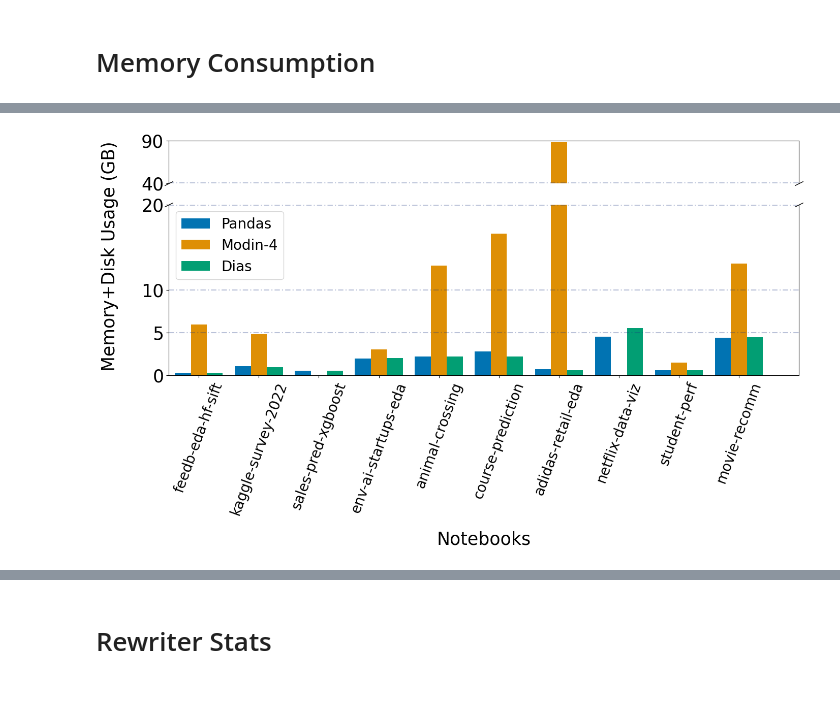
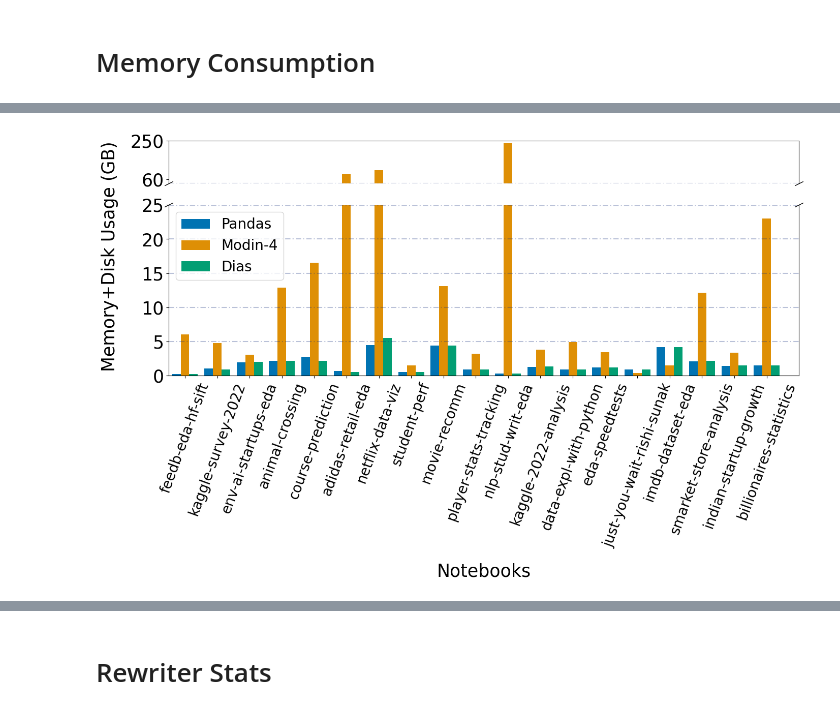
Before and after one commit to ADAPT-uiuc/dias-benchmarks, a Jupyter notebook: stats/stats.ipynb, the cells around one changed output, grey strips where cells are left out. Drawn from its saved outputs; the diff is of its cells as text; code cells hidden in the pictures.

```diff
--- a/stats/stats.ipynb
+++ b/stats/stats.ipynb
@@ -15,6 +15,8 @@ sns.set_palette("colorblind")
 pwd = "."
 figs_dir = "./figs"
 !mkdir -p figs
+# %%
+APPENDIX_RESUTLS = True
 # %%
 nbs = [
   "lextoumbourou/feedback3-eda-hf-custom-trainer-sift",
@@ -490,14 +522,14 @@ _mod_base_whole = get_whole_mean(base_less_repl)
 _mod_rewr_whole = get_whole_mean(rewr_less_repl)
 _mod_mod12_whole = get_whole_mean(modin_12)
 _mod_mod8_whole = get_whole_mean(modin_8)
-# _mod_mod4_whole = get_whole_mean(modin_4)
+_mod_mod4_whole = get_whole_mean(modin_4)
 # %%
 _mod_gmean_rewr_whole_speedup = _mod_base_whole / _mod_rewr_whole
 _mod_gmean_mod12_whole_speedup = _mod_base_whole / _mod_mod12_whole
 _mod_gmean_mod8_whole_speedup = _mod_base_whole / _mod_mod8_whole
-# _mod_gmean_mod4_whole_speedup = _mod_base_whole / _mod_mod4_whole
+_mod_gmean_mod4_whole_speedup = _mod_base_whole / _mod_mod4_whole
 whole_nb_df = pd.DataFrame({'Dias': _mod_gmean_rewr_whole_speedup,
-#                             'Modin-4': _mod_gmean_mod4_whole_speedup,
+                            'Modin-4': _mod_gmean_mod4_whole_speedup,
                             'Modin-8': _mod_gmean_mod8_whole_speedup,
                             'Modin-12': _mod_gmean_mod12_whole_speedup
                             })
@@ -594,3 +638,6 @@ mean_mem_df_names
+# %%
+# Drop this row because we were not able to obtain memory measurements (the memory measurement is 0)
+mean_mem_df_names = mean_mem_df_names.drop('sales-pred-xgboost')
 # %%
 import matplotlib.gridspec as gridspec
 
@@ -623,40 +670,51 @@ mean_mem_df_names.plot(kind='bar', width=bar_width, ax=ax2, legend=True)
 ax2.legend(fontsize=20)
 ax2.set_xlim(*xlim)
 ax2.set_ylim(*ylim[2])
 ax2.set_xlabel('Notebooks', labelpad=20, fontsize=25)
 ax2.set_ylabel('Memory+Disk Usage (GB)', fontsize=25)
 # ax2.grid(color='lightgrey')
 ax2.yaxis.set_label_coords(-0.08, 0.7)
 
 ax2.xaxis.set_tick_params(labelsize=20, rotation=70)
 
 ax1.yaxis.set_tick_params(labelsize=25)
 ax2.yaxis.set_tick_params(labelsize=25)
 # ax2.yaxis.offsetText.set_visible(False)
 # ax2.yaxis.get_major_ticks()[0].label1.set_visible(False)
 # ax2.ticklabel_format(axis='y', style='sci', scilimits=(6, 6))
 
 ax1.spines['bottom'].set_visible(False)
 ax2.spines['top'].set_visible(False)
 ax1.set_xticks([])
 
-ax1.set_yticks([40, 90])
-ax2.set_yticks([0, 5, 10, 20])
+if APPENDIX_RESUTLS:
+  ax1.set_yticks([60, 250])
+  ax2.set_yticks([0, 5, 10, 15, 20, 25])
 
-ax1.axhline(40+0.1, color=(0.1, 0.2, 0.5, 0.3), dashes=(5, 2, 1, 2))
-ax2.axhline(20 - 0.1, color=(0.1, 0.2, 0.5, 0.3), dashes=(5, 2, 1, 2))
-ax2.axhline(10, color=(0.1, 0.2, 0.5, 0.3), dashes=(5, 2, 1, 2))
-ax2.axhline(5, color=(0.1, 0.2, 0.5, 0.3), dashes=(5, 2, 1, 2))
+  ax1.axhline(40+0.1, color=(0.1, 0.2, 0.5, 0.3), dashes=(5, 2, 1, 2))
+  ax2.axhline(25 - 0.1, color=(0.1, 0.2, 0.5, 0.3), dashes=(5, 2, 1, 2))
+  ax2.axhline(20, color=(0.1, 0.2, 0.5, 0.3), dashes=(5, 2, 1, 2))
+  ax2.axhline(15, color=(0.1, 0.2, 0.5, 0.3), dashes=(5, 2, 1, 2))
+  ax2.axhline(10, color=(0.1, 0.2, 0.5, 0.3), dashes=(5, 2, 1, 2))
+  ax2.axhline(5, color=(0.1, 0.2, 0.5, 0.3), dashes=(5, 2, 1, 2))
+else:
+  ax1.set_yticks([40, 90])
+  ax2.set_yticks([0, 5, 10, 20])
+
+  ax1.axhline(40+0.1, color=(0.1, 0.2, 0.5, 0.3), dashes=(5, 2, 1, 2))
+  ax2.axhline(20 - 0.1, color=(0.1, 0.2, 0.5, 0.3), dashes=(5, 2, 1, 2))
+  ax2.axhline(10, color=(0.1, 0.2, 0.5, 0.3), dashes=(5, 2, 1, 2))
+  ax2.axhline(5, color=(0.1, 0.2, 0.5, 0.3), dashes=(5, 2, 1, 2))
 
 slant = 0.5
 kwargs = dict(marker=[(-1, -slant), (1, slant)], markersize=12,
         linestyle='none', color='k', mec='k', mew=1, clip_on=False)
 ax1.plot([0, 1], [0, 0], transform=ax1.transAxes, **kwargs)
 ax2.plot([0, 1], [1, 1], transform=ax2.transAxes, **kwargs)
 
 plt.savefig(f'{figs_dir}/mem_usage.pdf', bbox_inches='tight')
 # %% [output]
-[figure, old version]
+[figure, new version]
 # %%
 rewr_mem_diff
 # %% [output]
```
Also changed, not shown: parts of 25 cells of this notebook, 7 other files.
